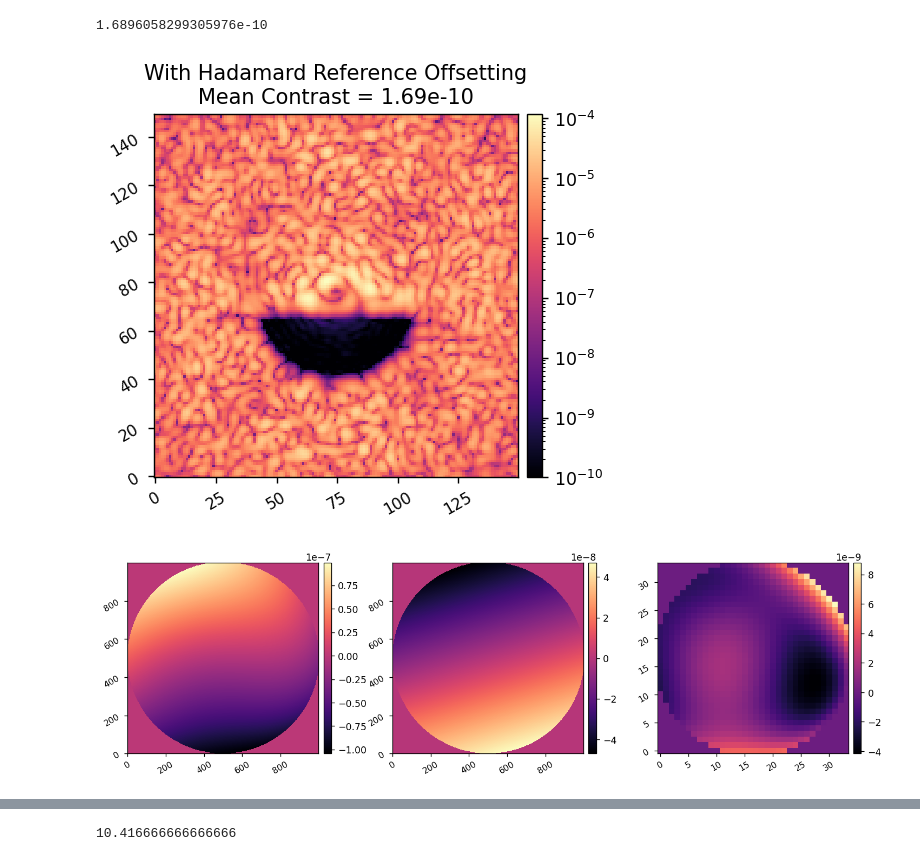
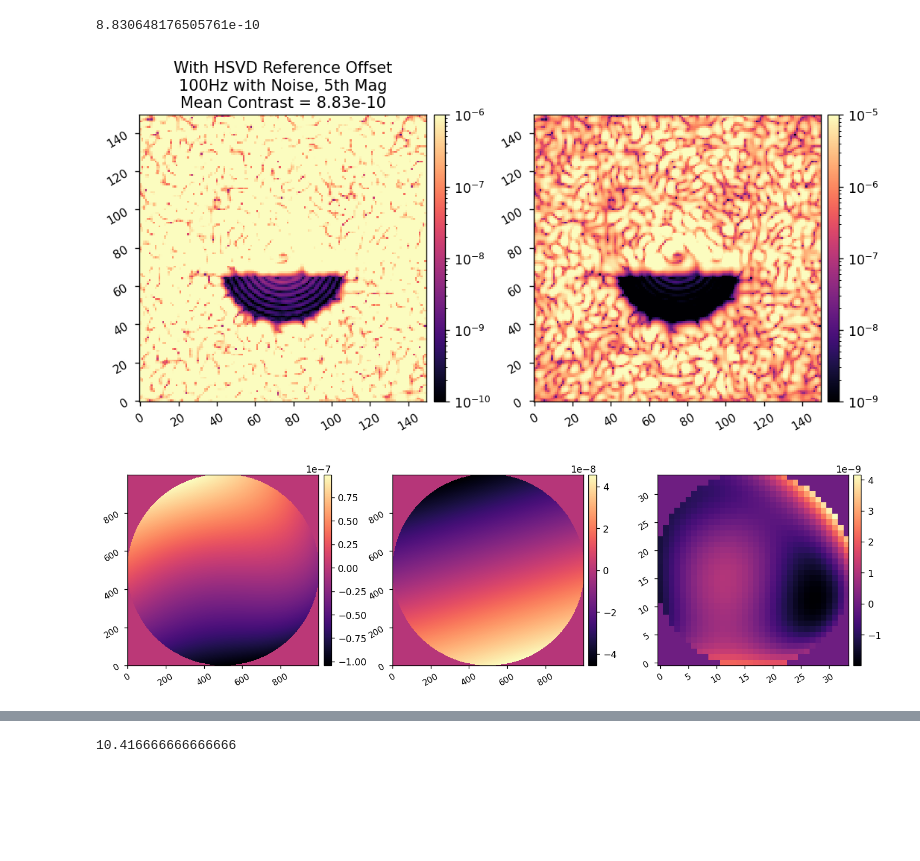
Before and after one commit to kian1377/scoob-llowfsc, a Jupyter notebook: sim-notebooks/scoob_llowfsc_with_fsm_anim.ipynb, the cells around one changed output, grey strips where cells are left out. Drawn from its saved outputs; the diff is of its cells as text; code cells hidden in the pictures; blank space fills up the shorter version.

```diff
--- a/sim-notebooks/scoob_llowfsc_with_fsm_anim.ipynb
+++ b/sim-notebooks/scoob_llowfsc_with_fsm_anim.ipynb
@@ -23,17 +23,24 @@ import scoob_llowfsc.scoob_model as scoobm
 # %%
 # llowfsc_data = utils.load_pickle('sim-data/llowfsc_with_fsm_hsvd_offset.pkl')
 # llowfsc_data = utils.load_pickle('sim-data/llowfsc_with_fsm_hsvd_offset_with_noise.pkl')
-llowfsc_data = utils.load_pickle('sim-data/llowfsc_with_fsm_hsvd_offset_100Hz_with_noise.pkl')
+# llowfsc_data = utils.load_pickle('sim-data/llowfsc_with_fsm_hsvd_offset_100Hz_with_noise.pkl')
+llowfsc_data = utils.load_pickle('sim-data/llowfsc_with_fsm_hsvd_offset_100Hz_mag5_with_noise.pkl')
 # %%
 dark_hole_mask = llowfsc_data['dark_hole_mask']
-mean_camsci_im = xp.mean(llowfsc_data['camsci_ims'][50:], axis=0)
+mean_camsci_im = xp.mean(llowfsc_data['camsci_ims'][100:], axis=0)
 mean_contrast = xp.mean( mean_camsci_im[dark_hole_mask])
 print(mean_contrast)
 
-imshow1(mean_camsci_im, f'With Hadamard Reference Offsetting\nMean Contrast = {mean_contrast:.2e}', lognorm=1, vmin=1e-10)
+imshow2(
+    mean_camsci_im, mean_camsci_im,
+    f'With HSVD Reference Offset\n100Hz with Noise, 5th Mag\nMean Contrast = {mean_contrast:.2e}',
+    lognorm=1,
+    vmin1=1e-10, vmax1=1e-6,
+    vmin2=1e-9, vmax2=1e-5,
+)
 # %% [output]
-1.6896058299305976e-10
+8.830648176505761e-10
-[figure, old version]
+[figure, new version]
 # %%
 i = 10
 wfe_coeff = llowfsc_data['injected_wfes'][i]
@@ -46,7 +53,7 @@ total_fsm_rms = np.array([total_fsm_command[0], fsm_rms[0], fsm_rms[1]])
 fsm_command = np.sum(total_fsm_rms[:, None, None] * fsm_modes, axis=0)
 imshow3(lo_wfe, fsm_command, llowfsc_data['lo_dm_commands'][i])
 # %% [output]
-[figure, old version]
+[figure, new version]
 # %%
 del_fsm_commands = ensure_np_array(llowfsc_data['del_fsm_commands'])
 fsm_commands = ensure_np_array(llowfsc_data['fsm_commands'])
```
Also changed, not shown: parts of 4 cells of this notebook, 3 other files.
